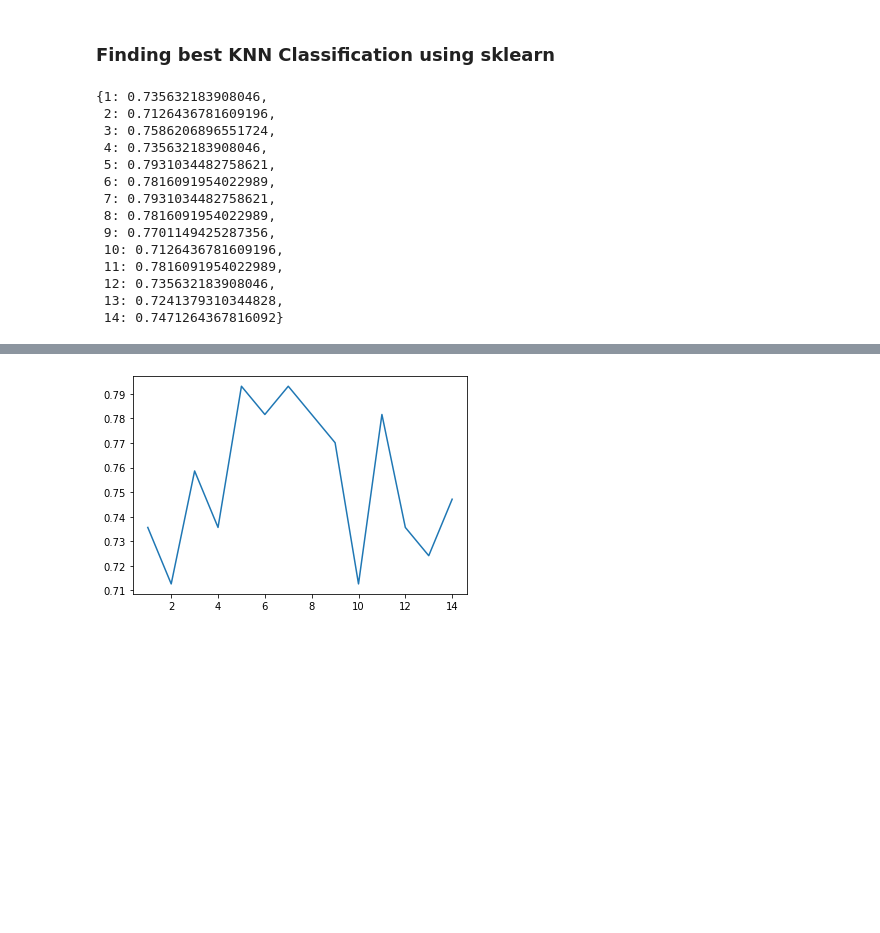
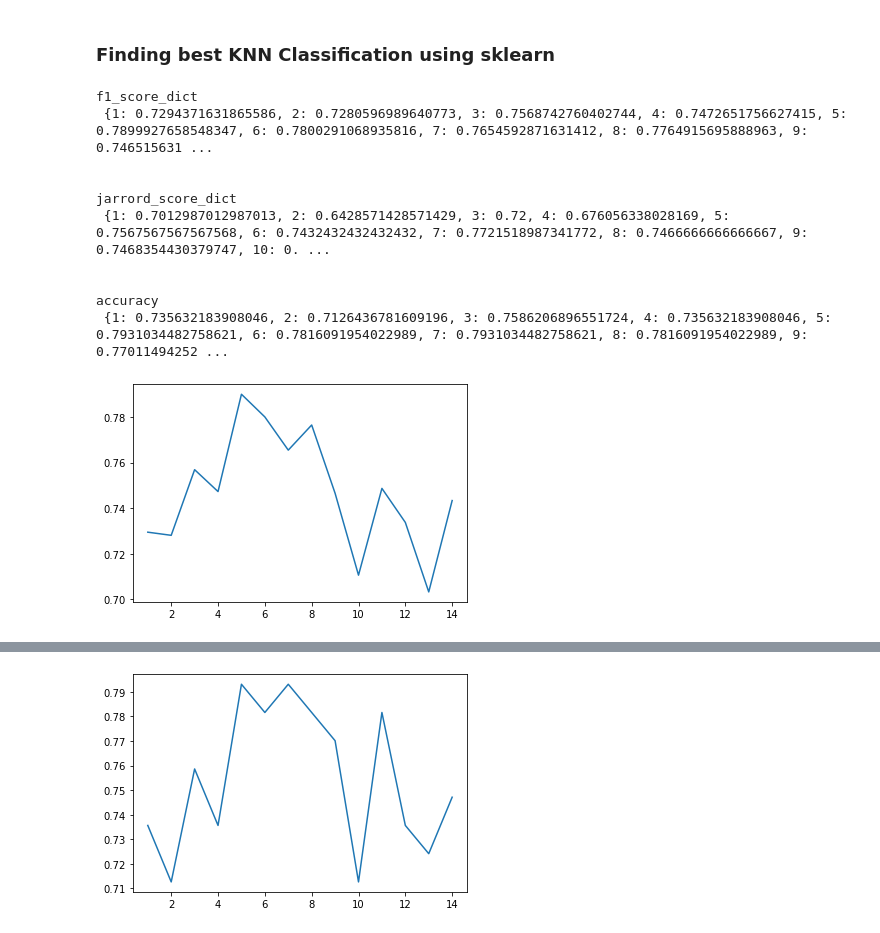
Before and after one commit to farazkh80/Best-Classifier, a Jupyter notebook: Classifier.ipynb, the cells around one changed output, grey strips where cells are left out. Drawn from its saved outputs; the diff is of its cells as text; code cells hidden in the pictures; blank space fills up the shorter version.

```diff
--- a/Classifier.ipynb
+++ b/Classifier.ipynb
@@ -281,28 +270,46 @@ Notice: You should find the best k to build the model with the best accuracy.
 ### Finding best KNN Classification using sklearn
 # %%
 from sklearn.neighbors import KNeighborsClassifier
+from sklearn.metrics import jaccard_score
+from sklearn.metrics import f1_score
 from sklearn import metrics
+import matplotlib.pyplot as plt
+
+# dicts to be filled in with the metrics of each n
+f1_score_dict = {}
+jarrord_score_dict = {}
 accuracy = {}
 
 # Get accruacy for different K
 for i in range(1,15):
     neigh = KNeighborsClassifier(n_neighbors = i).fit(X_train, y_train)
     yhat = neigh.predict(X_test)
+    f1_score_dict[i] = f1_score(y_test, yhat, average='weighted')
+    jarrord_score_dict[i] = jaccard_score(y_test,yhat, pos_label="PAIDOFF")
     accuracy[i] = metrics.accuracy_score(y_test, yhat)
 
-accuracy
+
+print("f1_score_dict\n", f1_score_dict)
+print("\n\njarrord_score_dict\n", jarrord_score_dict)
+print("\n\naccuracy\n", accuracy)
 # %% [output]
-{1: 0.735632183908046,
- 2: 0.7126436781609196,
- 3: 0.7586206896551724,
- 4: 0.735632183908046,
- 5: 0.7931034482758621,
- 6: 0.7816091954022989,
- 7: 0.7931034482758621,
- 8: 0.7816091954022989,
- 9: 0.7701149425287356,
- 10: 0.7126436781609196,
- 11: 0.7816091954022989,
- 12: 0.735632183908046,
- 13: 0.7241379310344828,
- 14: 0.7471264367816092}
+f1_score_dict
+ {1: 0.7294371631865586, 2: 0.7280596989640773, 3: 0.7568742760402744, 4: 0.7472651756627415, 5: 0.7899927658548347, 6: 0.7800291068935816, 7: 0.7654592871631412, 8: 0.7764915695888963, 9: 0.746515631 ...
+
+
+jarrord_score_dict
+ {1: 0.7012987012987013, 2: 0.6428571428571429, 3: 0.72, 4: 0.676056338028169, 5: 0.7567567567567568, 6: 0.7432432432432432, 7: 0.7721518987341772, 8: 0.7466666666666667, 9: 0.7468354430379747, 10: 0. ...
+
+
+accuracy
+ {1: 0.735632183908046, 2: 0.7126436781609196, 3: 0.7586206896551724, 4: 0.735632183908046, 5: 0.7931034482758621, 6: 0.7816091954022989, 7: 0.7931034482758621, 8: 0.7816091954022989, 9: 0.77011494252 ...
+# %%
+import matplotlib.pyplot as plt
+# Plot F-1 score Versus K
+plot_x = list(f1_score_dict.keys())
+plot_y = list(f1_score_dict.values())
+
+plt.plot(plot_x, plot_y)
+plt.show()
+# %% [output]
+[figure, added]
```
Also changed, not shown: parts of 18 cells of this notebook.
